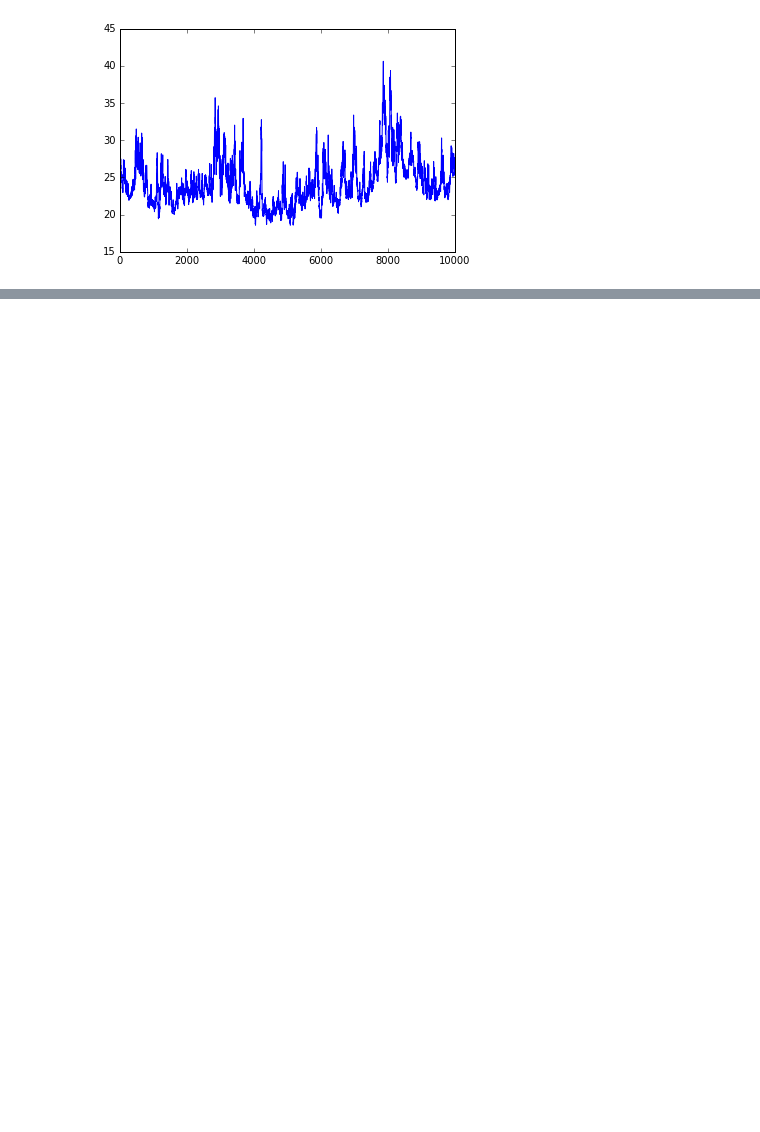
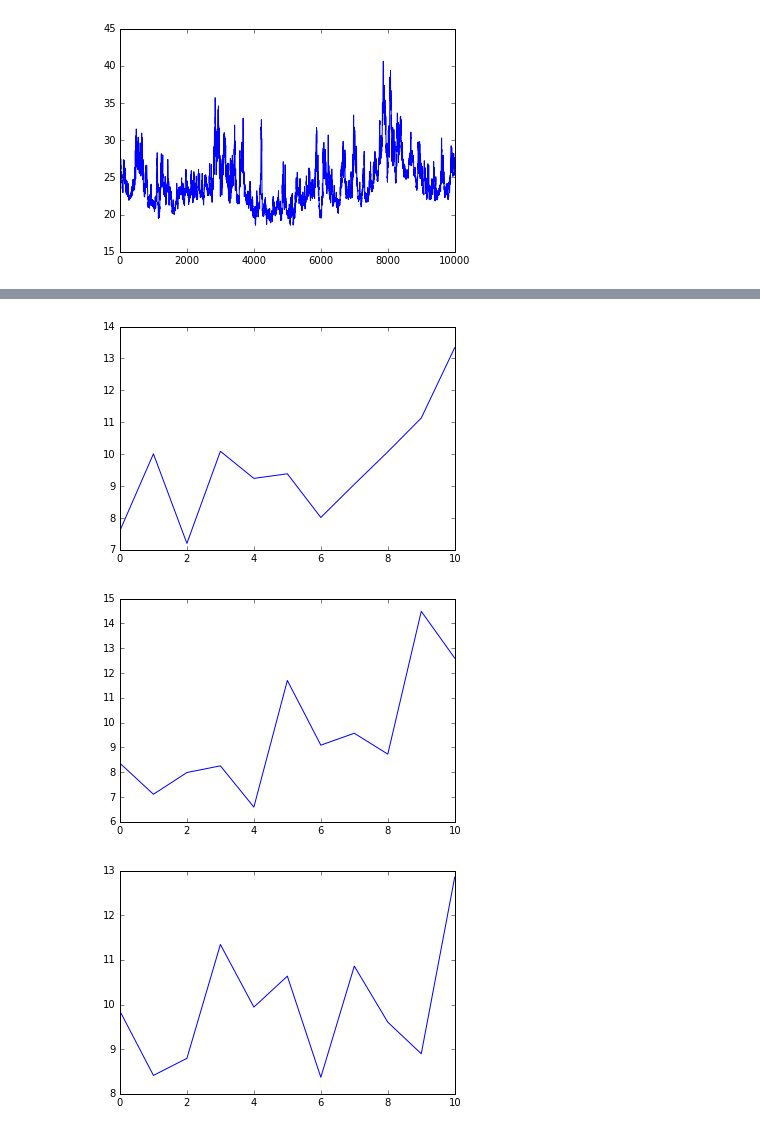
Before and after one commit to rmoehn/easy21, a Jupyter notebook: python/notebooks/Easy21.ipynb, the cells around one changed output, grey strips where cells are left out. Drawn from its saved outputs; the diff is of its cells as text; code cells hidden in the pictures; blank space fills up the shorter version.

```diff
--- a/python/notebooks/Easy21.ipynb
+++ b/python/notebooks/Easy21.ipynb
@@ -120,0 +166,9 @@ Whoa, this is pretty awesome. But why, but why, but why.
+# %%
+n = 10000
+dev.plot_msq_errors(dev.train, monte_carlo_V, n)
+dev.plot_msq_errors(dev.train, monte_carlo_V, n)
+dev.plot_msq_errors(dev.train, monte_carlo_V, n)
+# %% [output]
+[figure, added]
+[figure, added]
+[figure, added]
```
Also changed, not shown: parts of 13 cells of this notebook, 1 other file.
